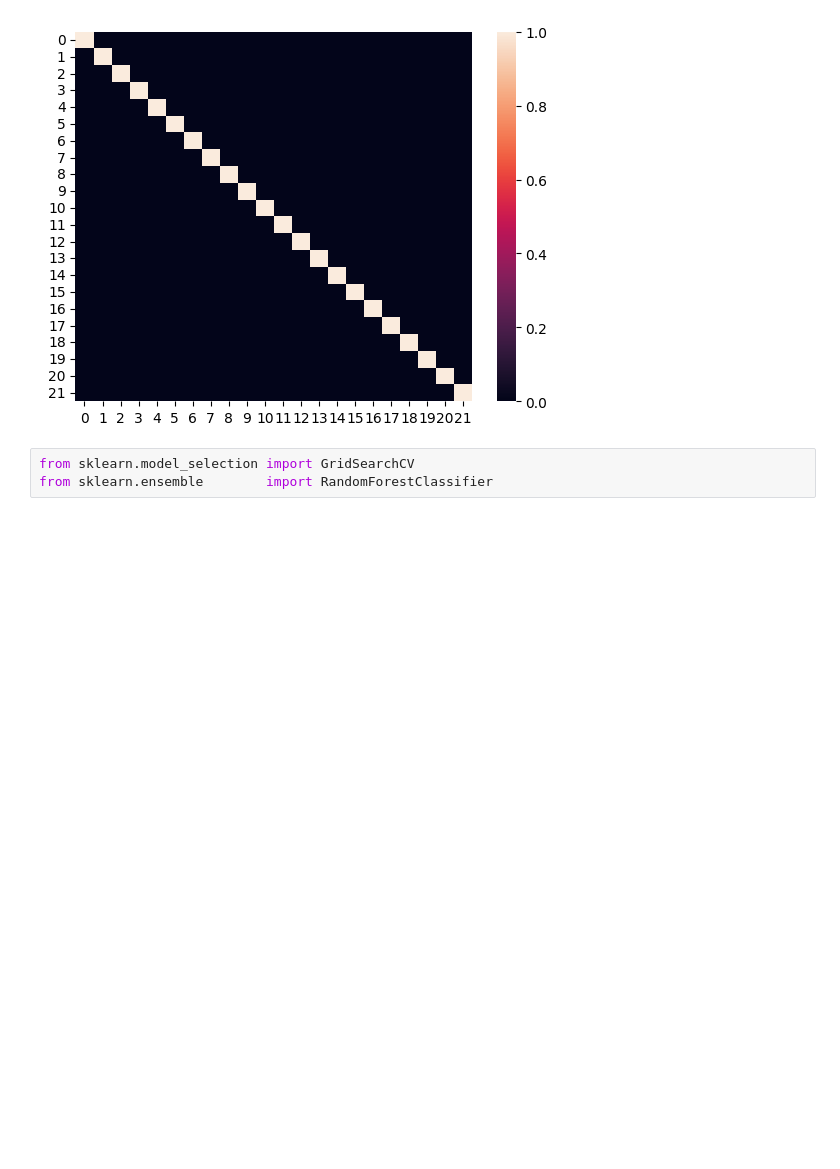
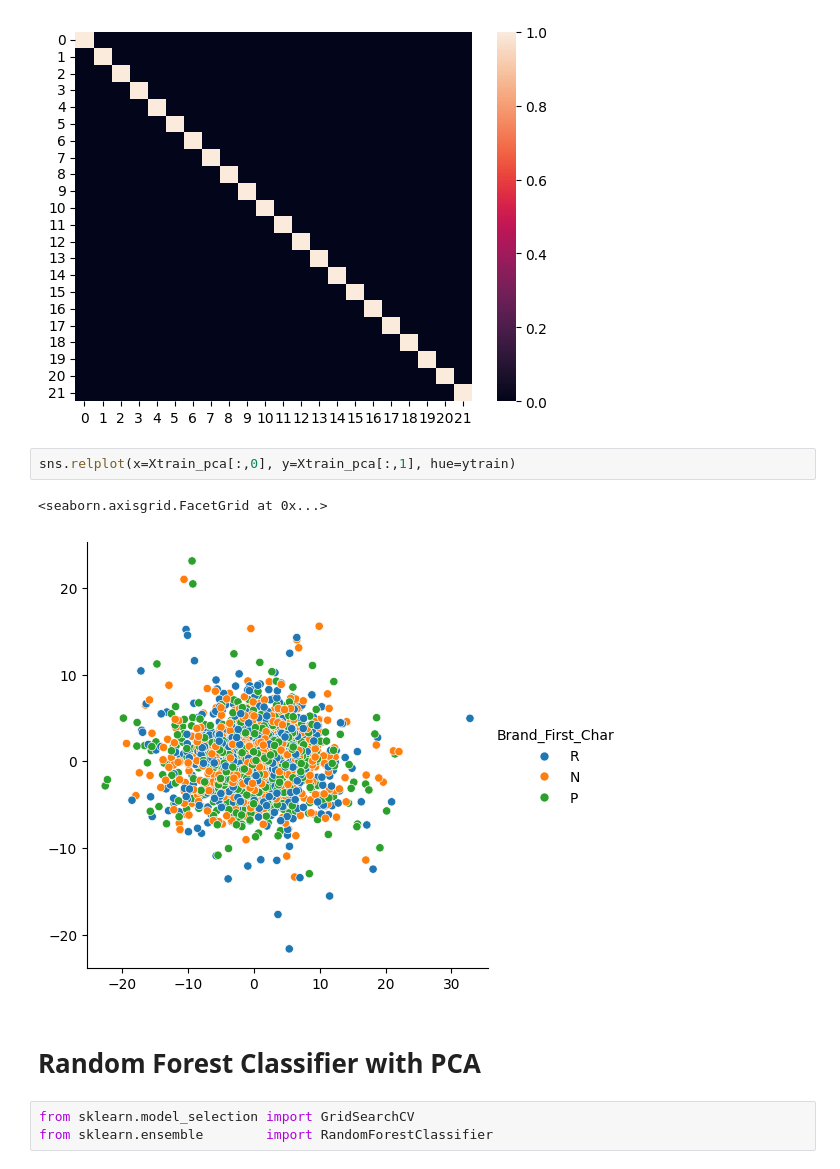
Before and after one commit to senemogluc/sklearn-fnirs-cognitive-classification, a Jupyter notebook: brand_first_char_classification.ipynb, the cells around one changed output. Saved outputs shown, nothing was run; the diff lists cells and outputs as text; blank space fills up the shorter version.

```diff
--- a/brand_first_char_classification.ipynb
+++ b/brand_first_char_classification.ipynb
@@ -82,6 +88,13 @@ sns.heatmap(pd.DataFrame(Xtrain_pca).corr())
 plt.show()
 # %% [output]
 [figure]
+# %%
+sns.relplot(x=Xtrain_pca[:,0], y=Xtrain_pca[:,1], hue=ytrain)
+# %% [output]
+<seaborn.axisgrid.FacetGrid at 0x...>
+[figure, added]
+# %% [markdown]
+# Random Forest Classifier with PCA
 # %%
 from sklearn.model_selection import GridSearchCV
 from sklearn.ensemble        import RandomForestClassifier
```
Also changed, not shown: parts of 22 cells of this notebook.
